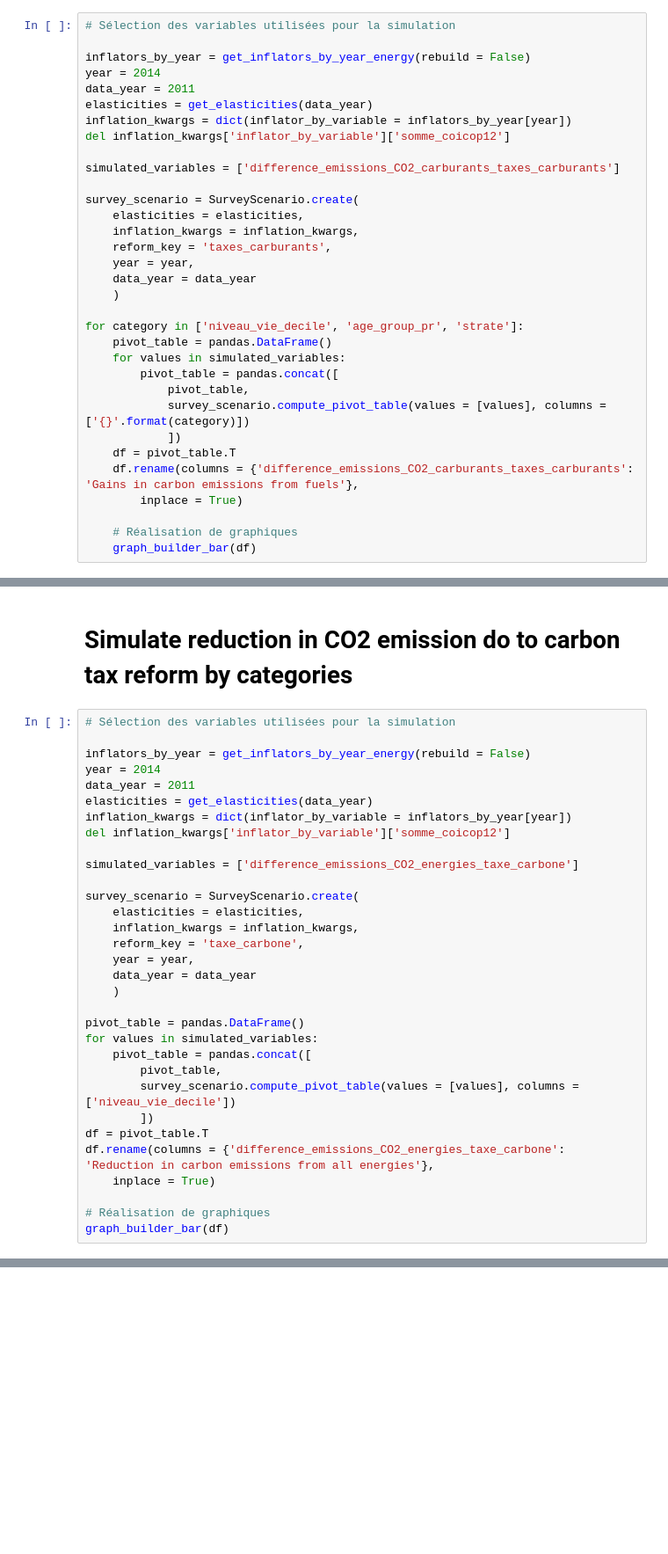
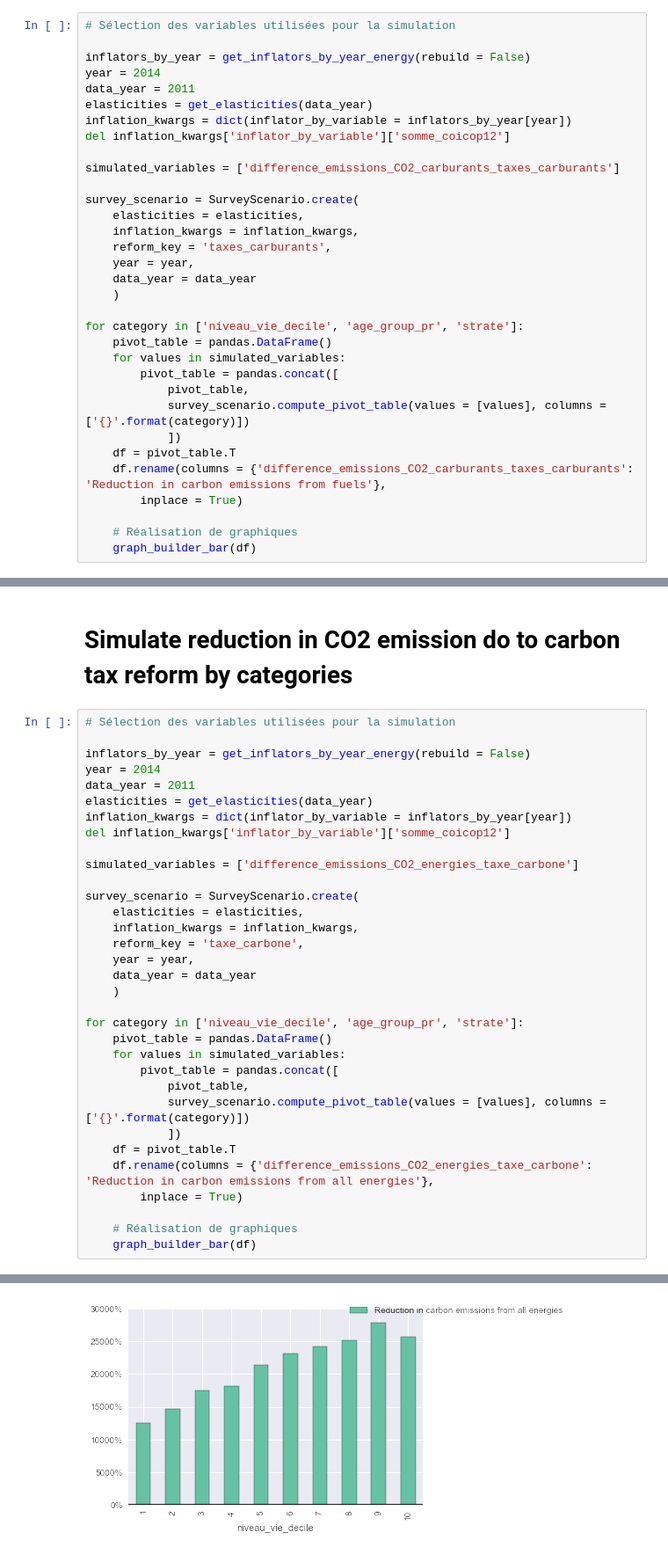
Before and after one commit to openfisca/openfisca-france-indirect-taxation, a Jupyter notebook: openfisca_france_indirect_taxation/examples/notebooks/Untitled Folder/co2_reduction_reforms.ipynb, the cells around one changed output, grey strips where cells are left out. Shown: that part at 88% size. Saved outputs shown, nothing was run; the diff lists cells and outputs as text; blank space fills up the shorter version.

```diff
--- a/openfisca_france_indirect_taxation/examples/notebooks/Untitled Folder/co2_reduction_reforms.ipynb
+++ b/openfisca_france_indirect_taxation/examples/notebooks/Untitled Folder/co2_reduction_reforms.ipynb
@@ -49,7 +49,7 @@ for category in ['niveau_vie_decile', 'age_group_pr', 'strate']:
             survey_scenario.compute_pivot_table(values = [values], columns = ['{}'.format(category)])
             ])
     df = pivot_table.T
-    df.rename(columns = {'difference_emissions_CO2_carburants_taxes_carburants': 'Gains in carbon emissions from fuels'},
+    df.rename(columns = {'difference_emissions_CO2_carburants_taxes_carburants': 'Reduction in carbon emissions from fuels'},
         inplace = True)
 
     # Réalisation de graphiques
@@ -80,16 +80,17 @@ survey_scenario = SurveyScenario.create(
     data_year = data_year
     )
 
-pivot_table = pandas.DataFrame()
-for values in simulated_variables:
-    pivot_table = pandas.concat([
-        pivot_table,
-        survey_scenario.compute_pivot_table(values = [values], columns = ['niveau_vie_decile'])
-        ])
-df = pivot_table.T
-df.rename(columns = {'difference_emissions_CO2_energies_taxe_carbone': 'Reduction in carbon emissions from all energies'},
-    inplace = True)
+for category in ['niveau_vie_decile', 'age_group_pr', 'strate']:
+    pivot_table = pandas.DataFrame()
+    for values in simulated_variables:
+        pivot_table = pandas.concat([
+            pivot_table,
+            survey_scenario.compute_pivot_table(values = [values], columns = ['{}'.format(category)])
+            ])
+    df = pivot_table.T
+    df.rename(columns = {'difference_emissions_CO2_energies_taxe_carbone': 'Reduction in carbon emissions from all energies'},
+        inplace = True)
 
-# Réalisation de graphiques
-graph_builder_bar(df)
+    # Réalisation de graphiques
+    graph_builder_bar(df)
 # %% [output]
@@ -96,0 +97 @@ KeyError: 'difference_emissions_CO2_energies_taxe_carbone'
+[figure, added]
```
Also changed, not shown: parts of 4 cells of this notebook, 2 other files.
